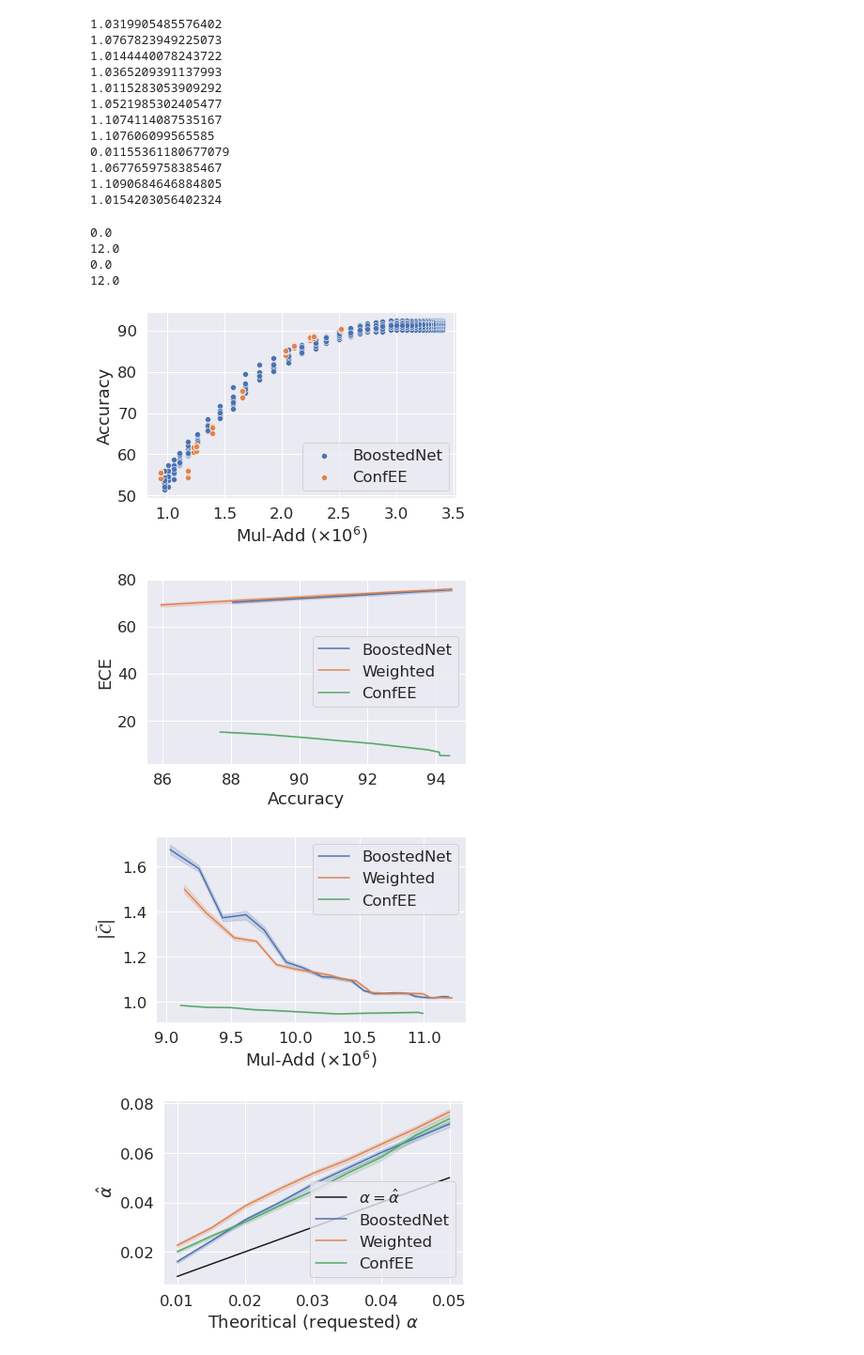
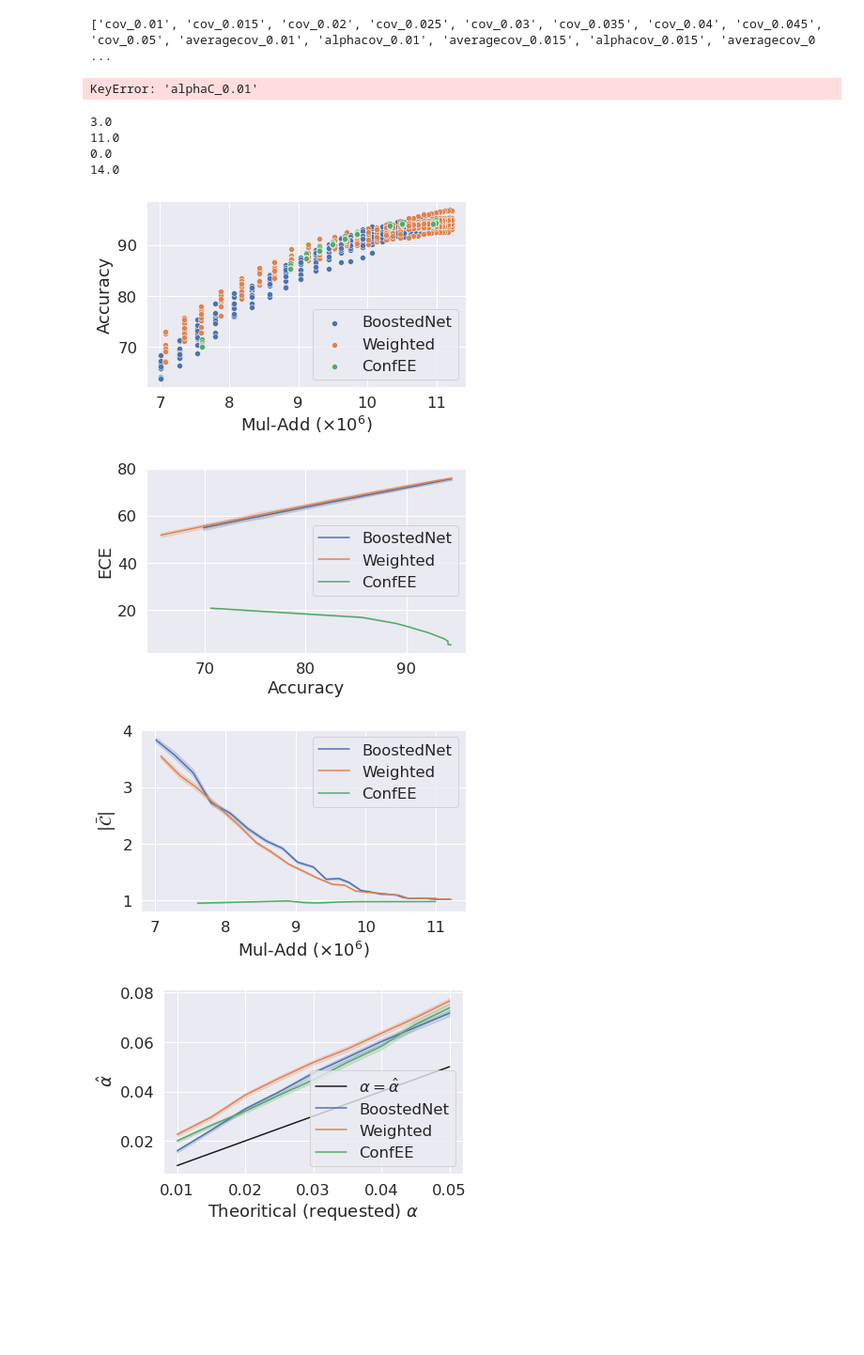
Before and after one commit to networkslab/dynn, a Jupyter notebook: src/notebooks/confidence_intervals_ce_ic.ipynb, the cells around one changed output. Shown at 94% size. Drawn from its saved outputs; the diff is of its cells as text; code cells hidden in the pictures; blank space fills up the shorter version.

Commit message:
weighted inference

```diff
--- a/src/notebooks/confidence_intervals_ce_ic.ipynb
+++ b/src/notebooks/confidence_intervals_ce_ic.ipynb
@@ -8,10 +8,10 @@ import matplotlib
 import matplotlib.lines as mlines
 import pickle as pk
 # %%
-dataset = 'svhn'
+dataset = 'cifar10'
 
 if dataset == 'cifar10':
-    min_ic = 9
+    min_ic = 7
     model = 't2t_7'
     max_ic = 11.5
     point_1_ic = 10
@@ -113,7 +113,7 @@ keys_we_want = keys_we_want + cov_keys + C_keys
 keys_gated_accs = get_all_key_with(list_dicts_ours[-1], 'gated_acc_')
 keys_all_acc = get_all_key_with(list_dicts_ours[-1], 'test/acc')
 keys_we_want = keys_we_want
-high_cov_keys = get_all_key_with(list_dicts_ours[-1], 'gen')
+high_cov_keys = get_all_key_with(list_dicts_ours[-1], 'test/cov')
 # %%
 requested_alpha = 0.05
 # %%
@@ -133,30 +133,17 @@ for metrics in list_dicts_ours:
     alpha_max = find_highest_cov(metrics_we_care_about, high_cov_keys, requested_alpha)
     #print(alpha_max)
     if alpha_max >0 :
-        C_key = 'test/tight_C_'+str(alpha_max)
+        C_key = 'test/C_'+str(alpha_max)
 
         metrics_we_care_about['C'] = metrics_we_care_about[C_key]
-        print(np.mean(metrics_we_care_about[C_key]))
+        #print(np.mean(metrics_we_care_about[C_key]))
         metrics_we_care_about['emp_alpha'] = alpha_max
 
     df = pd.DataFrame(data=metrics_we_care_about)
 
     our_df = pd.concat([df, our_df],axis=0, ignore_index=True)
-# %% [output]
-1.0319905485576402
-1.0767823949225073
-1.0144440078243722
-1.0365209391137993
-1.0115283053909292
-1.0521985302405477
-1.1074114087535167
-1.107606099565585
-0.01155361180677079
-1.0677659758385467
-1.1090684646884805
-1.0154203056402324
 # %%
-boosted_cov_keys, boosted_C_keys = get_all_cov_C(list_dict_boosted[0])
+
 
 boosted_df = pd.DataFrame()
 for metrics in list_dict_boosted:
@@ -176,6 +163,9 @@ for metrics in list_dict_boosted:
         metrics['emp_alpha'] = alpha_max
     df = pd.DataFrame(data=metrics)
     boosted_df = pd.concat([df, boosted_df],axis=0, ignore_index=True)
+# %% [output]
+['cov_0.01', 'cov_0.015', 'cov_0.02', 'cov_0.025', 'cov_0.03', 'cov_0.035', 'cov_0.04', 'cov_0.045', 'cov_0.05', 'averagecov_0.01', 'alphacov_0.01', 'averagecov_0.015', 'alphacov_0.015', 'averagecov_0 ...
+KeyError: 'alphaC_0.01'
 # %%
 weighted_cov_keys, weighted_C_keys = get_all_cov_C(list_dict_boosted[0])
 
@@ -206,27 +196,27 @@ print(len(filtered_our_df)/10)
 print(len( our_df[our_df['average_IC'].between(max_ic, 100)])/10)
 print(len(our_df)/10)
 # %% [output]
+3.0
+11.0
 0.0
-12.0
-0.0
-12.0
+14.0
 # %%
 sns.set(font_scale=1.5)
 
 #print(filtered_our_df)
-#sns.lineplot(data=filtered_boosted_df, x="average_IC", y="ACC", label="BoostedNet")
-#sns.lineplot(data=filtered_weighted_df, x="average_IC", y="ACC", label="Weighted")
-#sns.lineplot(data=filtered_our_df, x="average_IC", y="test/gated_acc", label="ConfEE")
+# sns.lineplot(data=filtered_boosted_df, x="average_IC", y="ACC", label="BoostedNet")
+# sns.lineplot(data=filtered_weighted_df, x="average_IC", y="ACC", label="Weighted")
+# sns.lineplot(data=filtered_our_df, x="average_IC", y="test/gated_acc", label="ConfEE")
 sns.scatterplot(data=filtered_boosted_df, x="average_IC", y="ACC", label="BoostedNet")
-#sns.scatterplot(data=filtered_weighted_df, x="average_IC", y="ACC", label="Weighted")
+sns.scatterplot(data=filtered_weighted_df, x="average_IC", y="ACC", label="Weighted")
 sns.scatterplot(data=filtered_our_df, x="average_IC", y="test/gated_acc", label="ConfEE")
 #plt.plot([2.3,2.31], [88,89], color='r', markersize=3)
 plt.xlabel(r'Mul-Add ($\times 10^6$)')
 plt.ylabel('Accuracy')
 plt.tight_layout()
 plt.savefig('perf_cost_'+dataset+'.pdf')
 # %% [output]
-[figure, old version]
+[figure, new version]
 # %%
 sns.set(font_scale=1.5)  # crazy big
 sns.lineplot(data=filtered_weighted_df, x="average_ACC", y="ECE", label="BoostedNet")
@@ -238,7 +228,7 @@ plt.ylabel('ECE')
 plt.tight_layout()
 plt.savefig('perf_ece_'+dataset+'.pdf')
 # %% [output]
-[figure, old version]
+[figure, new version]
 # %%
 sns.set(font_scale=1.5)  # crazy big
 
@@ -251,4 +241,4 @@ plt.ylabel(r'$|\mathcal{\bar{C}}|$')
 plt.tight_layout()
 plt.savefig('inef_IC_'+dataset+'.pdf')
 # %% [output]
-[figure, old version]
+[figure, new version]
```
Also changed, not shown: parts of 4 cells of this notebook, 2 other files.
